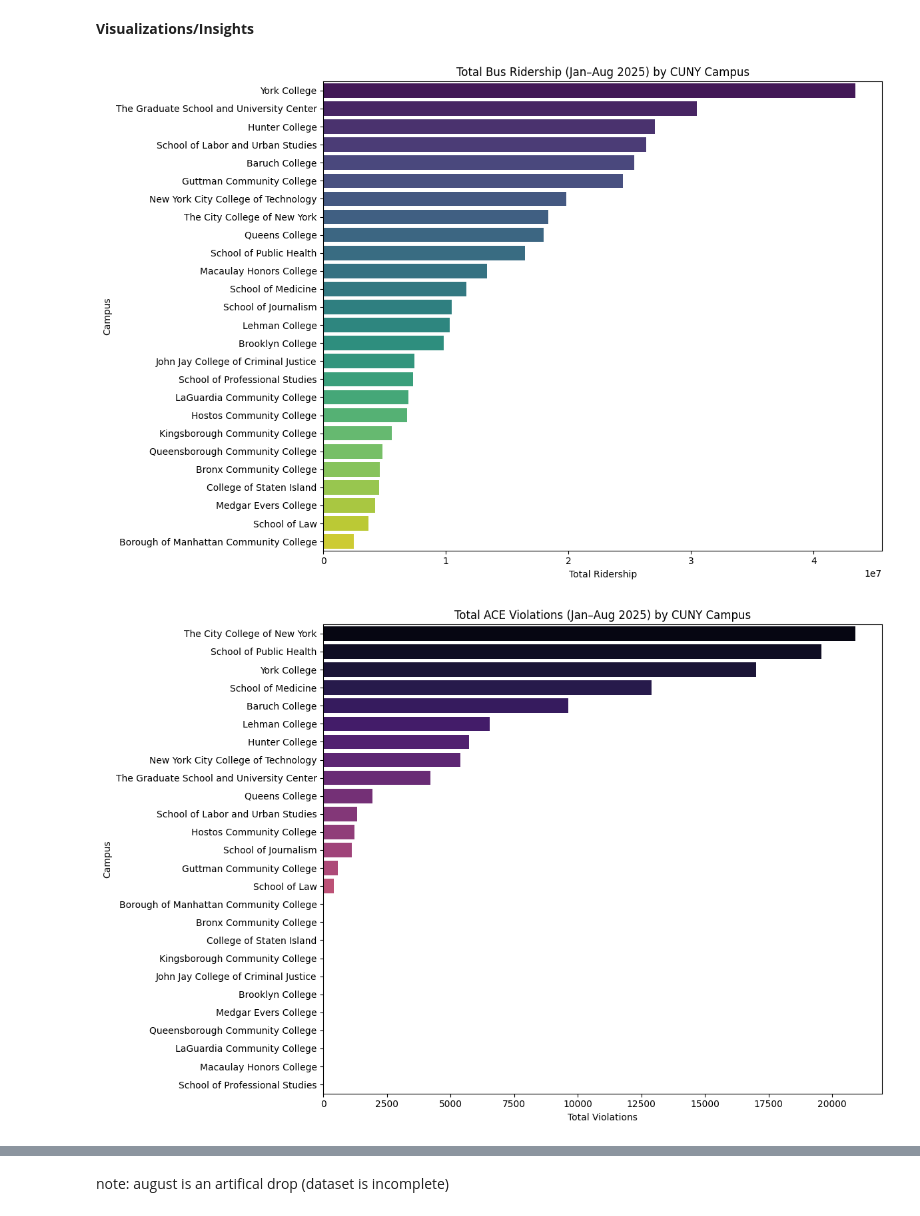
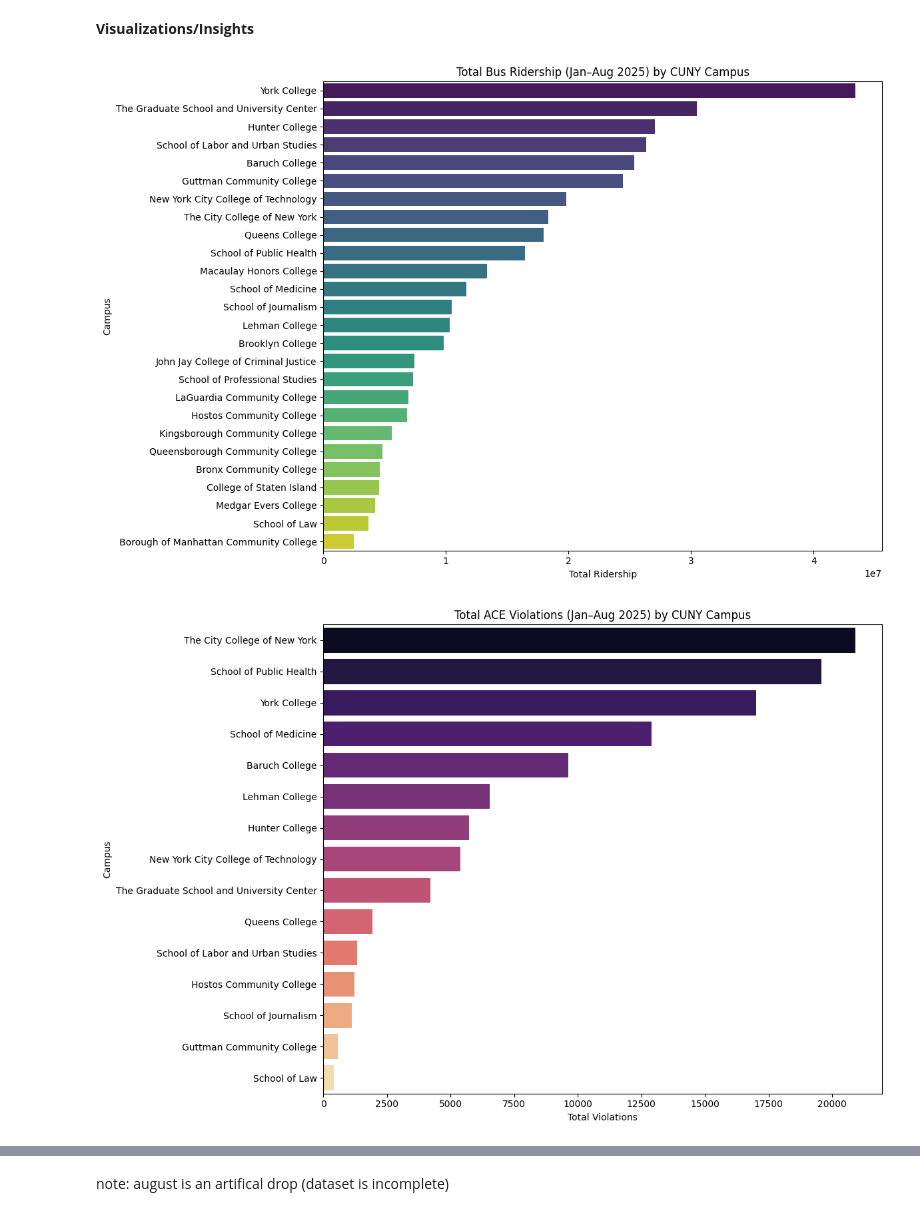
Before and after one commit to AlbertBagdos256/ClearLane_MTA_Data_driven_insights, a Jupyter notebook: Cuny_Analytics/Cuny_Analytics.ipynb, the cells around one changed output, grey strips where cells are left out. Drawn from its saved outputs; the diff is of its cells as text; code cells hidden in the pictures.

Commit message:
tidied dataframes

```diff
--- a/Cuny_Analytics/Cuny_Analytics.ipynb
+++ b/Cuny_Analytics/Cuny_Analytics.ipynb
@@ -495,23 +575,20 @@ violations_per_campus.to_csv("../insights/violations_per_campus_2025.csv", index
 # %% [markdown]
 **Visualizations/Insights**
 # %%
-# 1. top routes by ridership per campus
+# 1. Top routes by ridership per campus
 campus_ridership = (
-    routes_per_campus.groupby("campus_name")
-    .agg(total_ridership=("total_ridership", "sum"))
+    routes_fact.groupby("campus_name", observed=True)
+    .agg(total_ridership=("total_ridership","sum"))
     .reset_index()
     .sort_values("total_ridership", ascending=False)
 )
-
-# export dataframe
-campus_ridership.to_csv("../insights/campus_ridership_summary.csv", index=False)
 
 plt.figure(figsize=(12, 8))
 sns.barplot(
     data=campus_ridership,
     x="total_ridership",
     y="campus_name",
-    hue="campus_name",   # map to hue
+    hue="campus_name",
     dodge=False,
     palette="viridis",
     legend=False
@@ -522,16 +599,14 @@ plt.ylabel("Campus")
 plt.tight_layout()
 plt.show()
 
-# 2. violations per campus (all types)
+
+# 2. Total violations per campus
 campus_violations = (
-    violations_per_campus.groupby("campus_name")
-    .agg(total_violations=("violation_count", "sum"))
+    violations_fact.groupby("campus_name", observed=True)
+    .agg(total_violations=("Violation ID", "count"))
     .reset_index()
     .sort_values("total_violations", ascending=False)
 )
-
-# export
-campus_violations.to_csv("../insights/campus_violations_summary.csv", index=False)
 
 plt.figure(figsize=(12, 8))
 sns.barplot(
@@ -549,63 +624,54 @@ plt.ylabel("Campus")
 plt.tight_layout()
 plt.show()
 
-# 3. violation types across all campuses
+
+# 3. Violation types across all campuses
 violation_types = (
-    violations_per_campus[violations_per_campus["Violation Type"] != "None"]
-    .groupby("Violation Type")
-    .agg(total_violations=("violation_count", "sum"))
-    .reset_index()
+    violations_fact.groupby("violation_type", observed=True)
+    .size()
+    .reset_index(name="total_violations")
     .sort_values("total_violations", ascending=False)
 )
-
-# export
-violation_types.to_csv("../insights/campus_violation_types_summary.csv", index=False)
 
 plt.figure(figsize=(10, 6))
 sns.barplot(
     data=violation_types,
     x="total_violations",
-    y="Violation Type",
-    hue="Violation Type",
+    y="violation_type",
+    hue="violation_type",
     dodge=False,
     palette="Set2",
     legend=False
 )
 plt.title("ACE Violation Types Across CUNY Campuses (Jan–Aug 2025)")
 plt.xlabel("Total Violations")
 plt.ylabel("Violation Type")
 plt.tight_layout()
 plt.show()
 
-# 4. time trend: violations by month
+
+# 4. Time trend: violations by month
 violations_month = (
-    violations_per_campus.groupby("month")
-    .agg(total_violations=("violation_count", "sum"))
-    .reset_index()
+    violations_fact.groupby("month", observed=True)
+    .size()
+    .reset_index(name="total_violations")
 )
-
-# ensure months are ordered properly
-month_order = ["January", "February", "March", "April", "May", "June", "July", "August"]
-violations_month["month"] = pd.Categorical(violations_month["month"], categories=month_order, ordered=True)
-
-# export
-violations_month.to_csv("../insights/campus_violations_monthly_trend.csv", index=False)
 
 plt.figure(figsize=(10, 6))
 sns.lineplot(
     data=violations_month,
     x="month",
     y="total_violations",
     marker="o"
 )
 plt.title("Monthly Trend of ACE Violations Near CUNY Campuses (Jan–Aug 2025)")
 plt.xlabel("Month")
 plt.ylabel("Total Violations")
 plt.tight_layout()
 plt.show()
 # %% [output]
 [figure]
-[figure, old version]
+[figure, new version]
 [figure]
 [figure]
 # %% [markdown]
```
Also changed, not shown: parts of 5 cells of this notebook, 11 other files.
